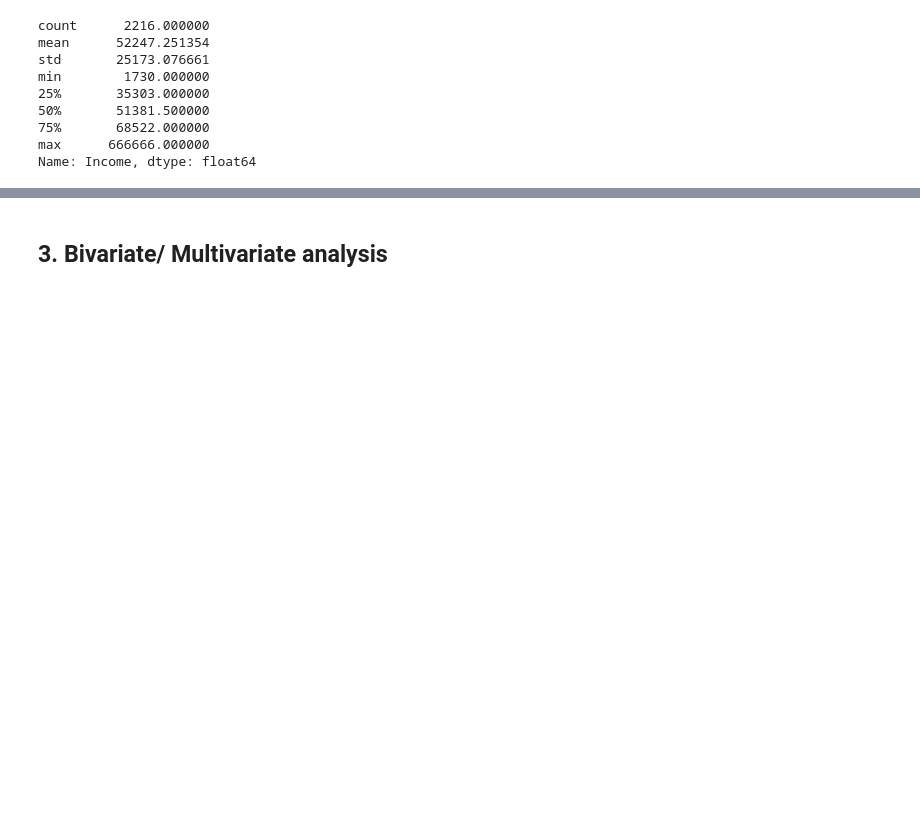
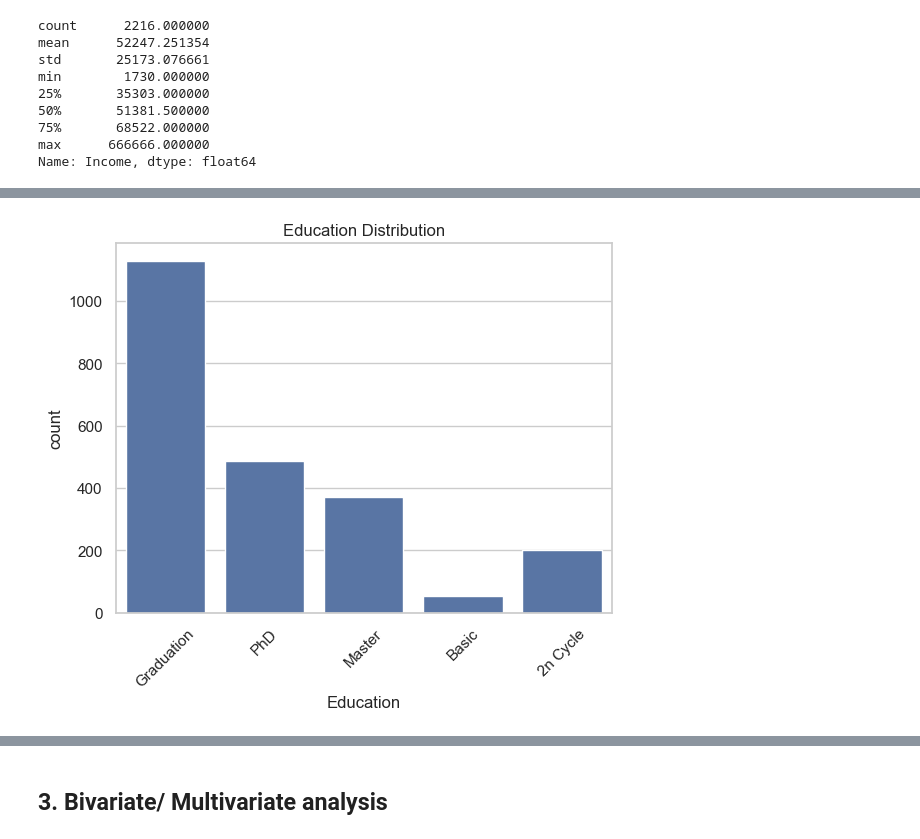
Before and after one commit to sindhu7416/Ecommerce-Segmentation, a Jupyter notebook: notebooks/nice_eda.ipynb, the cells around one changed output, grey strips where cells are left out. Cells and saved outputs as stored; diff of their text form; code cells hidden in the pictures; blank space fills up the shorter version.

```diff
--- a/notebooks/nice_eda.ipynb
+++ b/notebooks/nice_eda.ipynb
@@ -164,0 +192,8 @@ Name: Income, dtype: float64
+# %%
+# Bar plot
+sns.countplot(df,x='Education')
+plt.title("Education Distribution")
+plt.xticks(rotation=45)
+plt.show()
+# %% [output]
+[figure, added]
```
Also changed, not shown: parts of 42 cells of this notebook.
